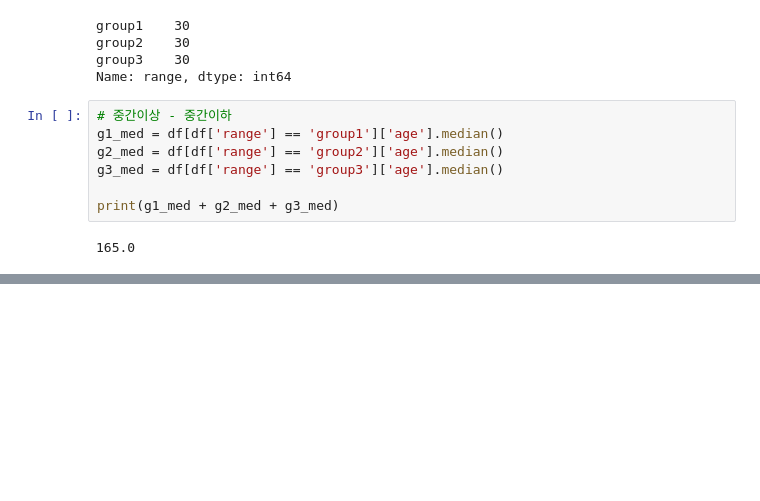
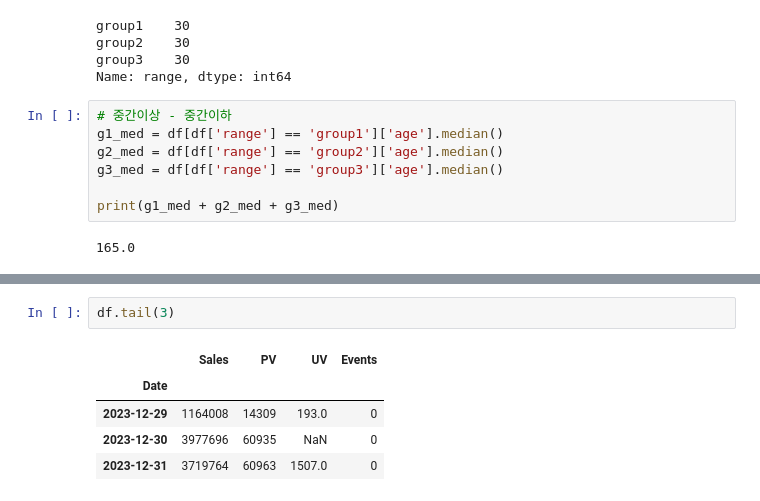
Before and after one commit to zudata/BEAKJOON, a Jupyter notebook: study/Big Data Certification study.ipynb, the cells around one changed output, grey strips where cells are left out. Cells and saved outputs as stored; diff of their text form; blank space fills up the shorter version.

```diff
--- a/study/Big Data Certification study.ipynb
+++ b/study/Big Data Certification study.ipynb
@@ -1294,0 +1323,8 @@ print(g1_med + g2_med + g3_med)
+# %%
+df.tail(3)
+# %% [output]
+|  | Sales | PV | UV | Events |
+| Date |  |  |  |  |
+| 2023-12-29 | 1164008 | 14309 | 193.0 | 0 |
+| 2023-12-30 | 3977696 | 60935 | NaN | 0 |
+| 2023-12-31 | 3719764 | 60963 | 1507.0 | 0 |
```
Also changed, not shown: parts of 7 cells of this notebook.
